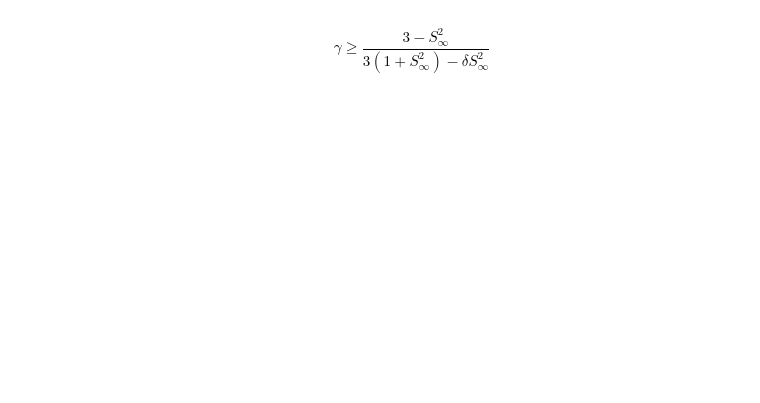
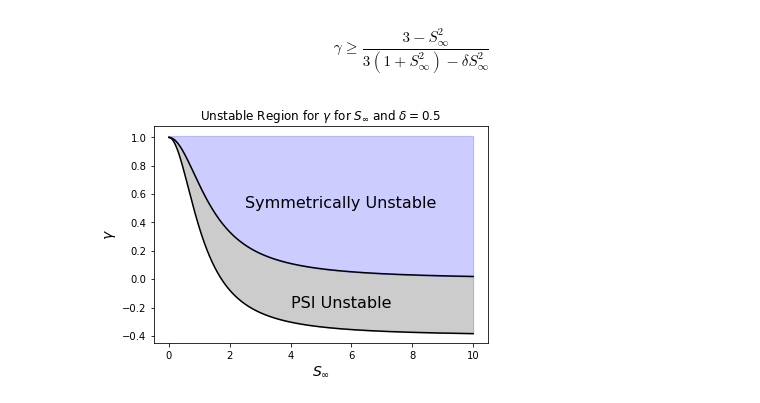
Before and after one commit to loganpknudsen/BottomBoundaryLayer, a Jupyter notebook: stability_regions.ipynb, the cells around one changed output. Drawn from its saved outputs; the diff is of its cells as text; code cells hidden in the pictures; blank space fills up the shorter version.

```diff
--- a/stability_regions.ipynb
+++ b/stability_regions.ipynb
@@ -26,21 +28,26 @@ plt.show()
 # %% [markdown]
 $$ \gamma \geq \dfrac{3-S^2_\infty}{3(1+S^2_\infty)-\delta S^2_\infty} $$
 # %%
-def gammad(S,d):
+def gamma_lower_limit(S,d):
     return (3-S**2)/(3*(1+S**2)-d*S**2)
+# %%
+def gamma_upper_limit(S,d):
+    return ((1+S**2)-d*S**2)**(-1)
 # %%
 deltafix = 0.5
-gd = gammad(Sinf,deltafix)
+gd = gamma_lower_limit(Sinf,deltafix)
 # %%
-plt.fill_between(Sinf,gd,gamma0(Sinf),color="k",alpha=0.2)
-plt.fill_between(Sinf,gamma0(Sinf),1.01,color="b",alpha=0.2)
-plt.plot(Sinf,gamma0(Sinf),c="k")
+plt.fill_between(Sinf,gd,gamma_upper_limit(Sinf,deltafix),color="k",alpha=0.2)
+plt.fill_between(Sinf,gamma_upper_limit(Sinf,deltafix),1.01,color="b",alpha=0.2)
+plt.plot(Sinf,gamma_upper_limit(Sinf,deltafix),c="k")
 plt.plot(Sinf,gd,c="k")
-plt.ylabel("$\gamma$",fontsize=14)
-plt.xlabel("$S_\infty$",fontsize=14)
+plt.ylabel(r"$\gamma$",fontsize=14)
+plt.xlabel(r"$S_\infty$",fontsize=14)
 plt.text(2.5,0.5,"Symmetrically Unstable",fontsize=16)
 plt.text(4,-0.2,"PSI Unstable",fontsize=16)
-plt.title("Unstable Region for $\gamma$ for $S_\infty$ and $\delta=0.5$")
+plt.title(r"Unstable Region for $\gamma$ for $S_\infty$ and $\delta=0.5$")
 plt.show()
+# %% [output]
+[figure, added]
 # %%
 ((1e-5)**(0.5)*(5*10**(-3))*1e4)
```
Also changed, not shown: parts of 8 cells of this notebook, 3 other files.
